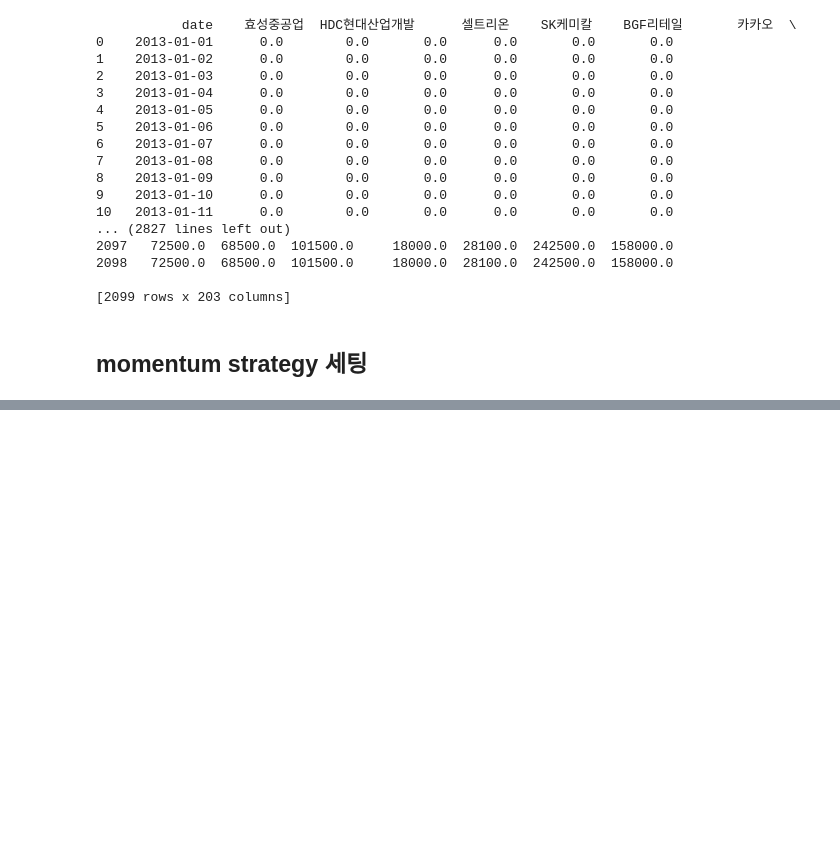
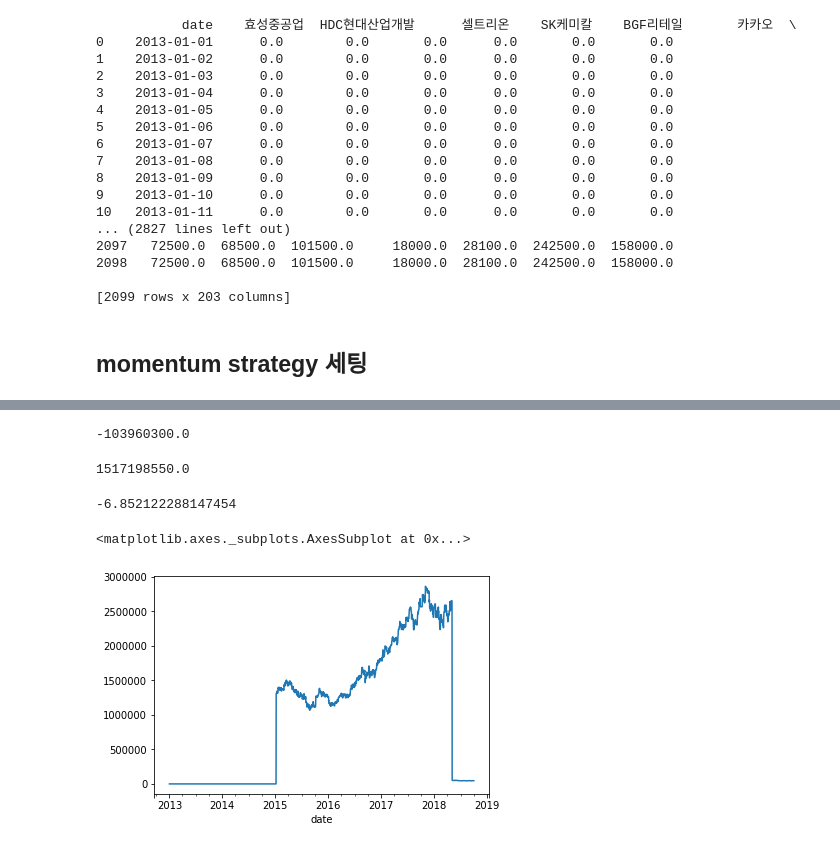
Before and after one commit to jaepil-choi/2018-2_FI_hw1, a Jupyter notebook: strategy1.ipynb, the cells around one changed output, grey strips where cells are left out. Cells and saved outputs as stored; diff of their text form; code cells hidden in the pictures; blank space fills up the shorter version.

```diff
--- a/strategy1.ipynb
+++ b/strategy1.ipynb
@@ -449,0 +476,19 @@ ValueError: Length of values does not match length of index
+# %%
+s1.balance
+# %% [output]
+-103960300.0
+# %%
+s1.total_investment
+# %% [output]
+1517198550.0
+# %%
+s1.investment_return()
+# %% [output]
+-6.852122288147454
+# %%
+df2 = df.set_index('date')
+# %%
+df2["삼성전자"].plot()
+# %% [output]
+<matplotlib.axes._subplots.AxesSubplot at 0x...>
+[figure, added]
```
Also changed, not shown: parts of 25 cells of this notebook, 1 other file.
